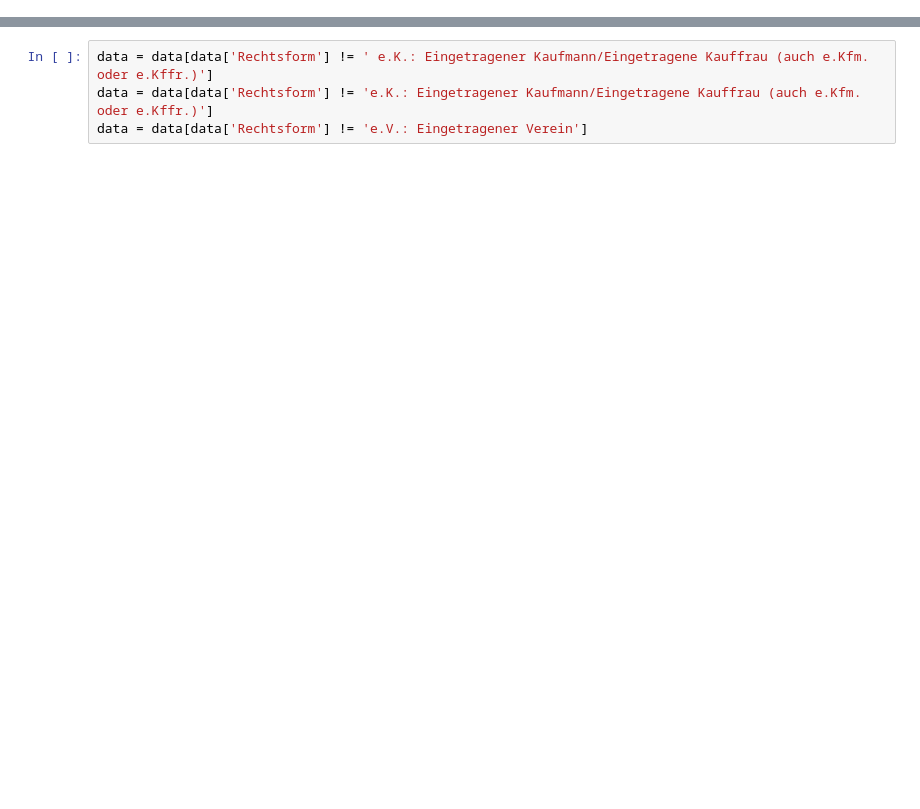
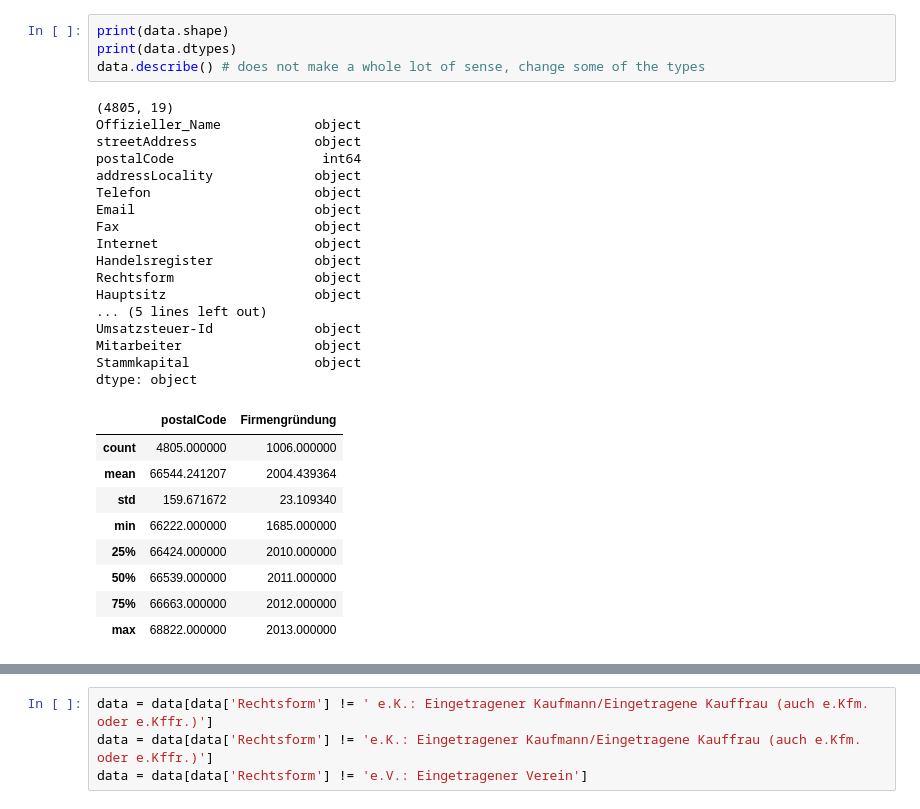
Before and after one commit to itsLuisa/data-science-company-clustering, a Jupyter notebook: CleanData_final.ipynb, the cells around one changed output, grey strips where cells are left out. Drawn from its saved outputs; the diff is of its cells as text; blank space fills up the shorter version.

```diff
--- a/CleanData_final.ipynb
+++ b/CleanData_final.ipynb
@@ -26,3 +13,34 @@ with open(r"C:\Users\user\Desktop\data-science-company-clustering-main\data_firm
+# %%
+print(data.shape)
+print(data.dtypes)
+data.describe() # does not make a whole lot of sense, change some of the types
+# %% [output]
+(4805, 19)
+Offizieller_Name            object
+streetAddress               object
+postalCode                   int64
+addressLocality             object
+Telefon                     object
+Email                       object
+Fax                         object
+Internet                    object
+Handelsregister             object
+Rechtsform                  object
+Hauptsitz                   object
+... (5 lines left out)
+Umsatzsteuer-Id             object
+Mitarbeiter                 object
+Stammkapital                object
+dtype: object
+|  | postalCode | Firmengründung |
+| count | 4805.000000 | 1006.000000 |
+| mean | 66544.241207 | 2004.439364 |
+| std | 159.671672 | 23.109340 |
+| min | 66222.000000 | 1685.000000 |
+| 25% | 66424.000000 | 2010.000000 |
+| 50% | 66539.000000 | 2011.000000 |
+| 75% | 66663.000000 | 2012.000000 |
+| max | 68822.000000 | 2013.000000 |
 # %%
 data = data.drop(data[data['Branche'].isnull()].index)
 print(data.shape)
```
Also changed, not shown: parts of 18 cells of this notebook, 1 other file.
